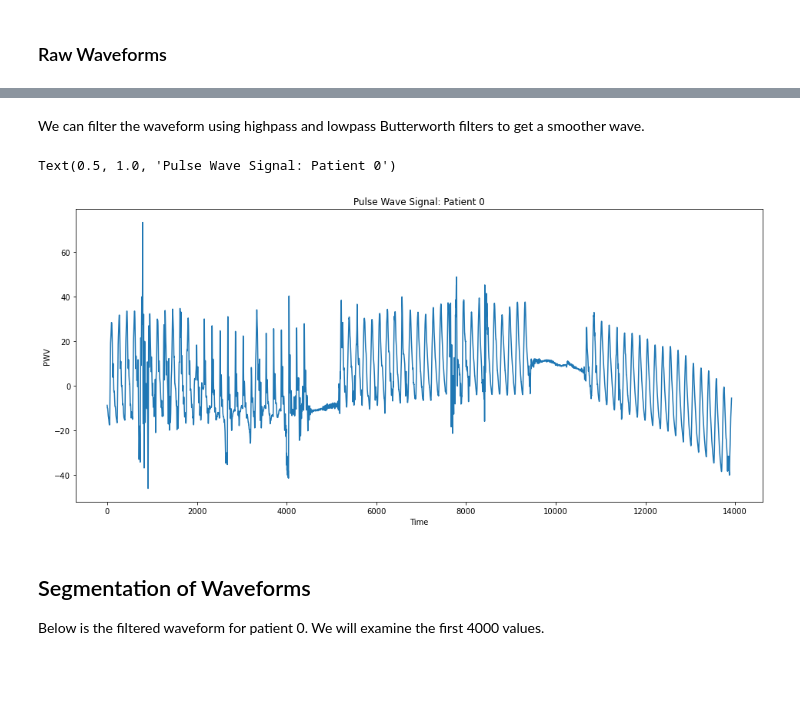
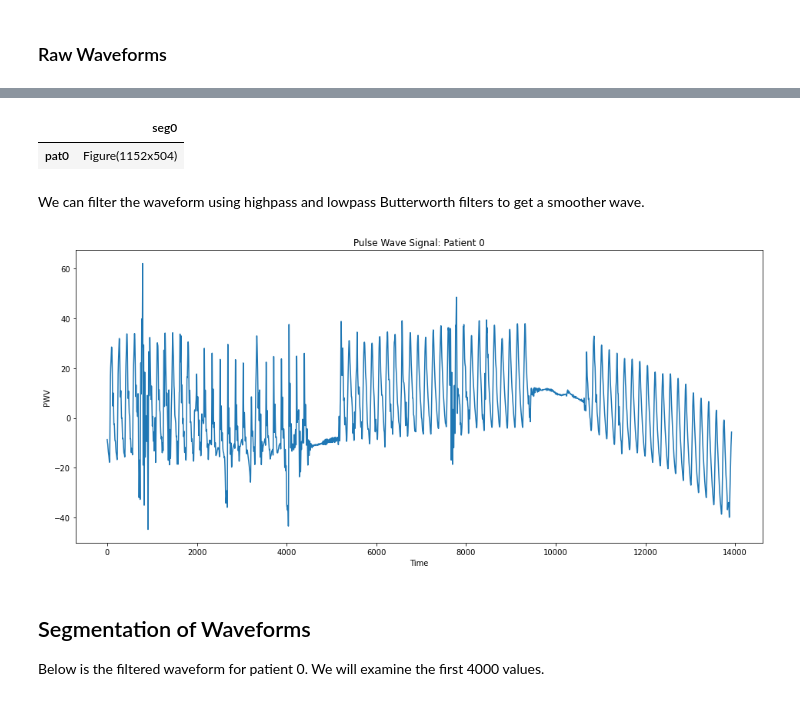
Before and after one commit to jozieLamp/PWV, a Jupyter notebook: full_demo/demo.ipynb, the cells around one changed output, grey strips where cells are left out. Cells and saved outputs as stored; diff of their text form; code cells hidden in the pictures; blank space fills up the shorter version.

```diff
--- a/full_demo/demo.ipynb
+++ b/full_demo/demo.ipynb
@@ -13,7 +14,7 @@ import pwv
 # %% [markdown]
 # Preprocessing
 # %%
-waveformData, segmentIndices = pwv.preprocess("/home/anrath/projects/research/josie/PWV/full_demo/Raw Data")
+waveformData, segmentIndices, plots = pwv.preprocess("/home/anrath/projects/research/josie/PWV/full_demo/Raw Data", returnPlot=[True, True, True])
 # %% [markdown]
 ## Filtering Waveforms
 # %% [markdown]
@@ -38,18 +22,14 @@ Text(0.5, 1.0, 'Pulse Wave Signal: Patient 0')
+# %%
+plots[0]
+# %% [output]
+|  | seg0 |
+| pat0 | Figure(1152x504) |
 # %% [markdown]
 We can filter the waveform using highpass and lowpass Butterworth filters to get a smoother wave.
-# %%
-data = hp.filter_signal(data, cutoff=15, sample_rate=sample_rate, order=4, filtertype='lowpass')
-data = hp.filter_signal(data, cutoff=.01, sample_rate=sample_rate, order=4, filtertype='highpass') # Does weird stuff imo
-wd, m = hp.process(hrdata=data, sample_rate=sample_rate, bpmmin=bpmin, bpmmax=bpmax)
-
-plt.figure(figsize=(16,7))
-plt.plot(wd['hr'])
-plt.xlabel("Time")
-plt.ylabel("PWV")
-plt.title("Pulse Wave Signal: Patient 0")
-# %% [output]
-Text(0.5, 1.0, 'Pulse Wave Signal: Patient 0')
-[figure, removed]
+# %%
+plots[1]
+# %% [output]
+[figure, added]
 # %% [markdown]
 ## Segmentation of Waveforms
 Below is the filtered waveform for patient 0. We will examine the first 4000 values.
```
Also changed, not shown: parts of 8 cells of this notebook, 1 other file.
